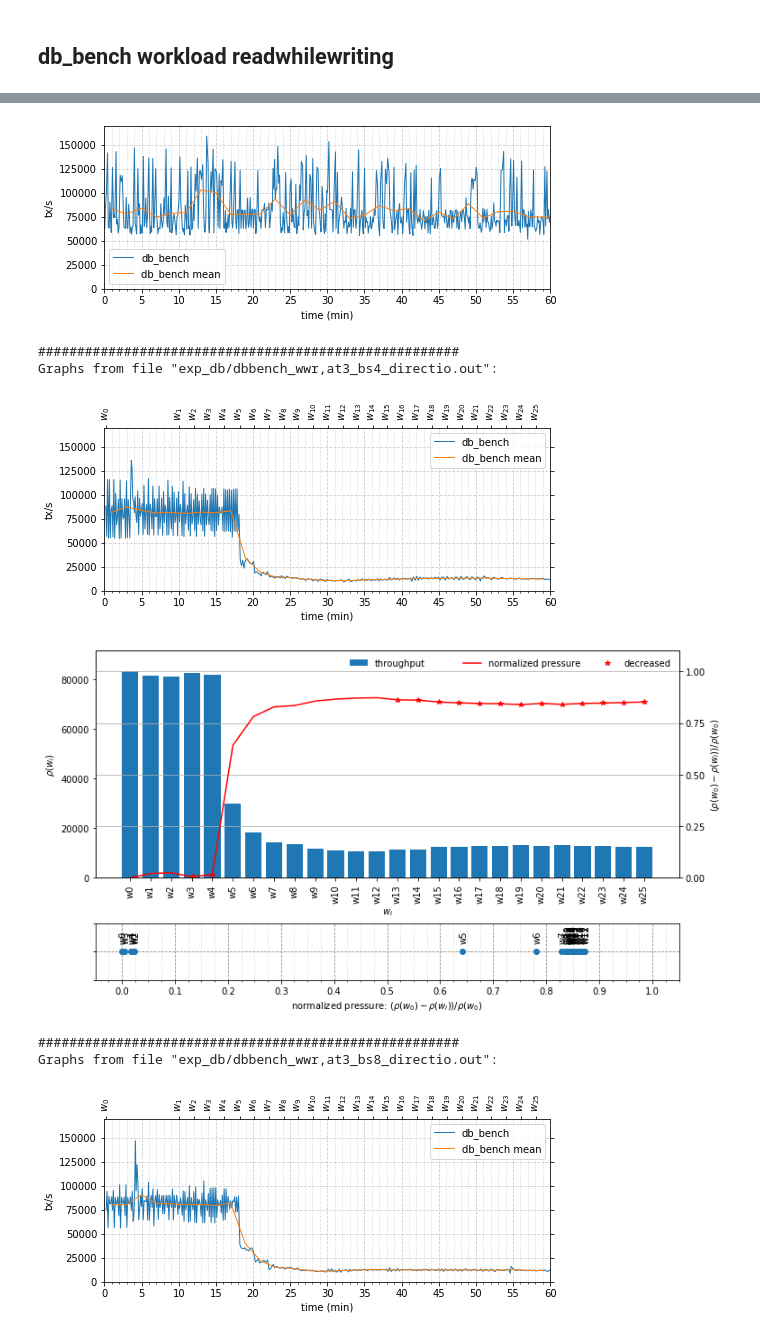
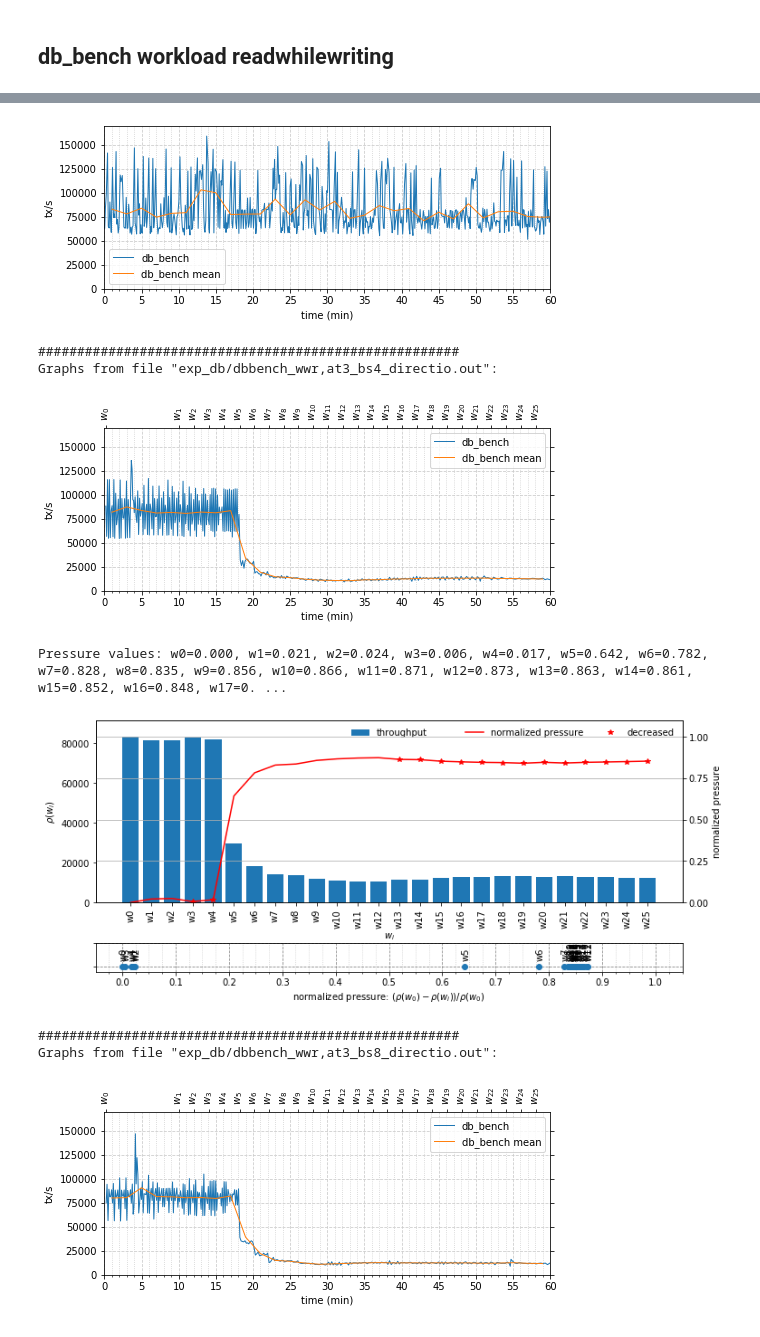
Before and after one commit to alange0001/rocksdb_test, a Jupyter notebook: plot/exp_db.ipynb, the cells around one changed output, grey strips where cells are left out. Cells and saved outputs as stored; diff of their text form; code cells hidden in the pictures.

```diff
--- a/plot/exp_db.ipynb
+++ b/plot/exp_db.ipynb
@@ -6,7 +6,10 @@ options = plot.Options(
     plot_db=True,
     plot_pressure=True,
     print_params=False,
+    print_pressure_values=True,
     db_mean_interval=2)
+exp_dir='exp_db'
+exp_bs = [4,8,16,32,64,128,256,512]
 # %% [markdown]
 ## YCSB Workload A
 # %%
@@ -50,21 +45,14 @@ Graphs from file "exp_db/ycsb_wa,at3_bs32_directio.out":
 # %% [markdown]
 ## YCSB workload B
 # %%
-options.file_start_time['exp_db/ycsb_wb.out'] = 30
+options.file_start_time[f'{exp_dir}/ycsb_wb.out'] = 30
 options.db_xlim = [-0.05,      60.05]
 options.db_ylim = [ 0   ,  125000   ]
-a = plot.AllFiles('exp_db/ycsb_wb,at3_bsX_directio')
-plot.plotFiles([
-    'exp_db/ycsb_wb.out',
-    'exp_db/ycsb_wb,at3_bs4_directio.out',
-    'exp_db/ycsb_wb,at3_bs8_directio.out',
-    'exp_db/ycsb_wb,at3_bs16_directio.out',
-    'exp_db/ycsb_wb,at3_bs32_directio.out',
-    'exp_db/ycsb_wb,at3_bs64_directio.out',
-    'exp_db/ycsb_wb,at3_bs128_directio.out',
-    'exp_db/ycsb_wb,at3_bs256_directio.out',
-    'exp_db/ycsb_wb,at3_bs512_directio.out',
-], options, a)
+a = plot.AllFiles(f'{exp_dir}/ycsb_wb,at3_bsX_directio')
+plot.plotFiles(
+    [f'{exp_dir}/ycsb_wb.out'] + [f'{exp_dir}/ycsb_wb,at3_bs{bs}_directio.out' for bs in exp_bs],
+    options, a)
+
 print("######################################################")
 print("dbmean:")
 a.plot_dbmean()
@@ -90,32 +77,26 @@ Graphs from file "exp_db/ycsb_wb,at3_bs32_directio.out":
 # %% [markdown]
 ## db_bench workload readwhilewriting
 # %%
-options.file_start_time['exp_db/dbbench_wwr.out'] = 30
+options.file_start_time[f'{exp_dir}/dbbench_wwr.out'] = 30
 options.db_xlim = [-0.05,      60.05]
 options.db_ylim = [ 0   ,  170000   ]
-a = plot.AllFiles('exp_db/dbbench_wwr,at3_bsX_directio')
-plot.plotFiles([
-    'exp_db/dbbench_wwr.out',
-    'exp_db/dbbench_wwr,at3_bs4_directio.out',
-    'exp_db/dbbench_wwr,at3_bs8_directio.out',
-    'exp_db/dbbench_wwr,at3_bs16_directio.out',
-    'exp_db/dbbench_wwr,at3_bs32_directio.out',
-    'exp_db/dbbench_wwr,at3_bs64_directio.out',
-    'exp_db/dbbench_wwr,at3_bs128_directio.out',
-    'exp_db/dbbench_wwr,at3_bs256_directio.out',
-    'exp_db/dbbench_wwr,at3_bs512_directio.out',
-], options, a)
+a = plot.AllFiles(f'{exp_dir}/dbbench_wwr,at3_bsX_directio')
+plot.plotFiles(
+    [f'{exp_dir}/dbbench_wwr.out'] + [f'{exp_dir}/dbbench_wwr,at3_bs{bs}_directio.out' for bs in exp_bs],
+    options, a)
+
 print("######################################################")
 print("dbmean:")
 a.plot_dbmean()
 # %% [output]
 ######################################################
 Graphs from file "exp_db/dbbench_wwr.out":
 [figure]
 ######################################################
 Graphs from file "exp_db/dbbench_wwr,at3_bs4_directio.out":
 [figure]
+Pressure values: w0=0.000, w1=0.021, w2=0.024, w3=0.006, w4=0.017, w5=0.642, w6=0.782, w7=0.828, w8=0.835, w9=0.856, w10=0.866, w11=0.871, w12=0.873, w13=0.863, w14=0.861, w15=0.852, w16=0.848, w17=0. ...
-[figure, old version]
+[figure, new version]
-######################################################
-Graphs from file "exp_db/dbbench_wwr,at3_bs8_directio.out":
+######################################################
+Graphs from file "exp_db/dbbench_wwr,at3_bs8_directio.out":
 [figure]
```
Also changed, not shown: parts of 3 cells of this notebook, 1 other file.
